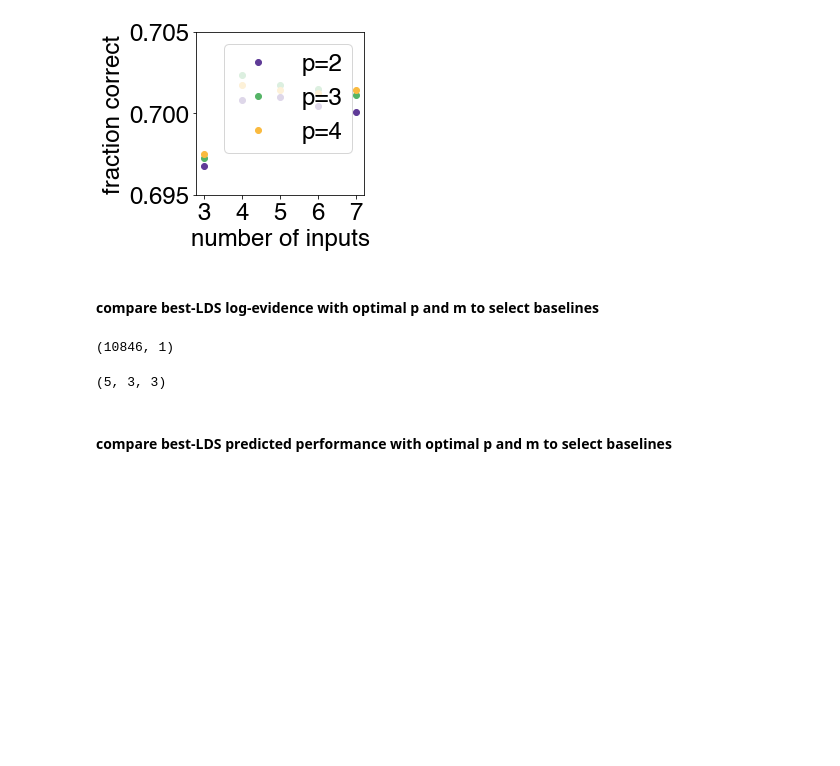
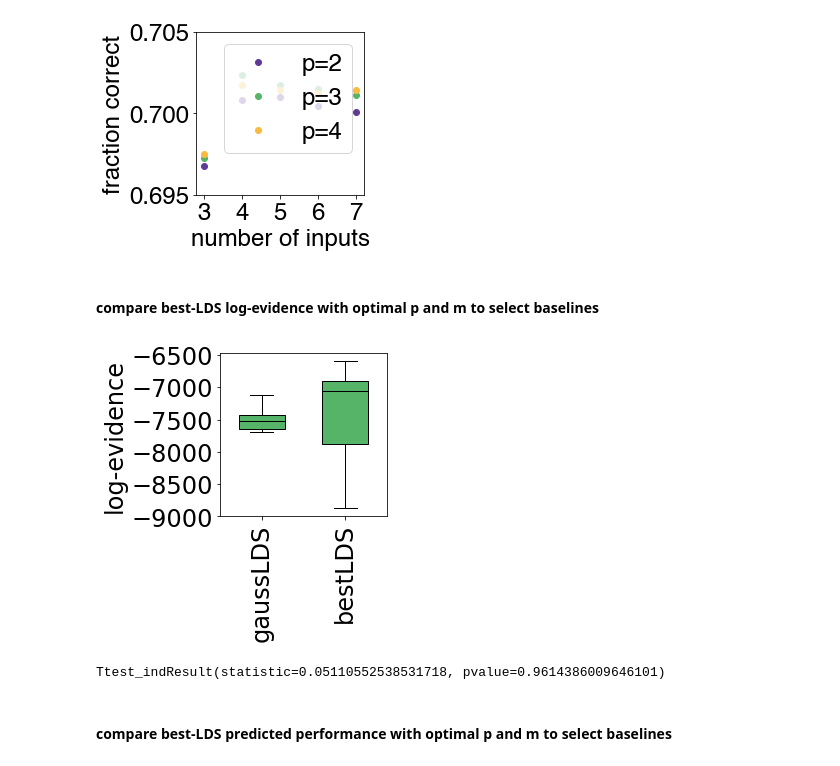
Before and after one commit to irisstone/bestLDS, a Jupyter notebook: figures/fig4.ipynb, the cells around one changed output. Cells and saved outputs as stored; diff of their text form; code cells hidden in the pictures; blank space fills up the shorter version.

Commit message:
log evidence performance box plots

```diff
--- a/figures/fig4.ipynb
+++ b/figures/fig4.ipynb
@@ -205,18 +205,30 @@ for i, train_inputs, train_outputs in zip(range(5), u_train, y_train):
 bestLDS_dict = {'A': A, 'B' : B,'C' : C, 'D' : D, 'Q' : Q, 'y_train' : y_train, 'y_test' : y_test, 'u_train' : u_train, 'u_test' : u_test,
                 'sessions_train' : sessions_train, 'sessions_test' : sessions_test, 'trials_test' : trials_test, 'seeds' : seeds}
 sio.savemat('../data/real-data/baseline-performance/bestLDS_train_parameters.mat', bestLDS_dict)
-# %%
-y_test[0].shape
-# %% [output]
-(10846, 1)
 # %%
 ### BEST-LDS + EM ###
-# %%
-### PLOT RESULTS ###
-
-bestLDS_evs = np.array([-6909.90, -7874.14, -6588.83, -7064.88, -8864.36])
-# %% [output]
-(5, 3, 3)
+# %%
+### PLOT RESULTS ###
+labels = ['gaussLDS', 'bestLDS']
+bestLDS_evs = np.array([-6909.90, -7874.14, -6588.83, -7064.88, -8864.36])
+gaussian_evs = np.array([-7520.15, -7427.41, -7123.75, -7692.68, -7646.01])
+
+fig = plt.figure(figsize=(3,3))
+ax = fig.add_subplot(111)
+bplot = ax.boxplot([gaussian_evs, bestLDS_evs], patch_artist=True, labels=labels, widths=0.55)
+plt.ylabel('log-evidence', fontsize=24)
+plt.yticks(np.arange(-9000,-6000,500), fontsize=24)
+ax.tick_params(axis='x', labelrotation=90, labelsize=24)
+for patch, median, color in zip(bplot['boxes'], bplot['medians'], colors):
+    patch.set_facecolor(colors[1])
+    median.set_color('black')
+plt.show()
+
+from scipy import stats
+print(stats.ttest_ind(bestLDS_evs,gaussian_evs, equal_var=False))
+# %% [output]
+[figure, added]
+Ttest_indResult(statistic=0.05110552538531718, pvalue=0.9614386009646101)
 # %% [markdown]
 #### compare best-LDS predicted performance with optimal p and m to select baselines
 # %%
```
Also changed, not shown: parts of 1 cell of this notebook.
